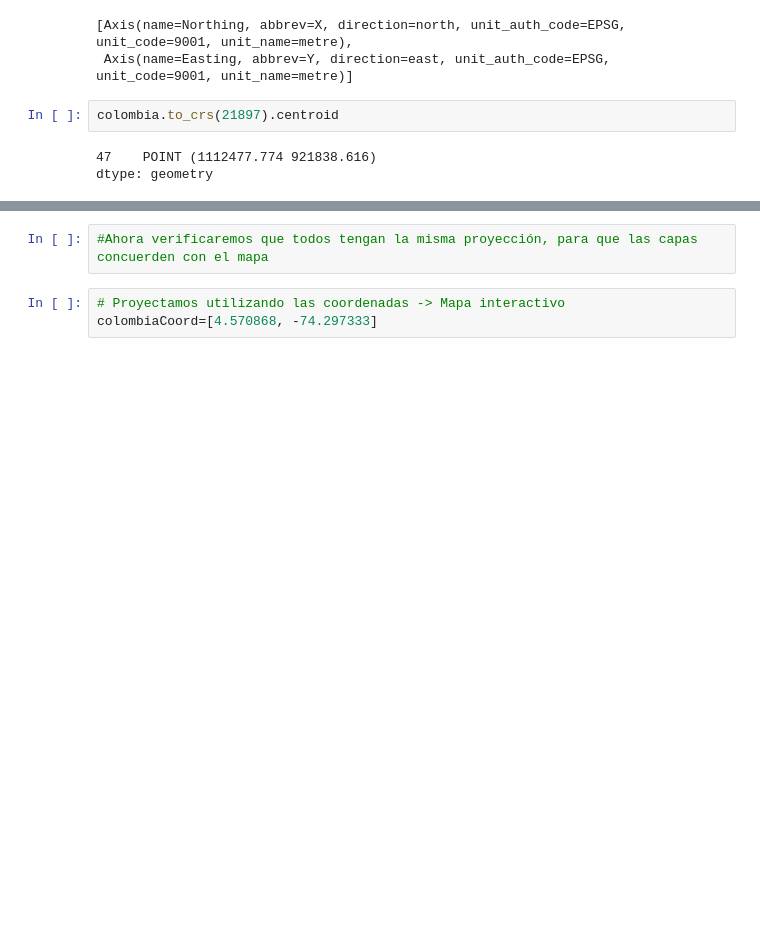
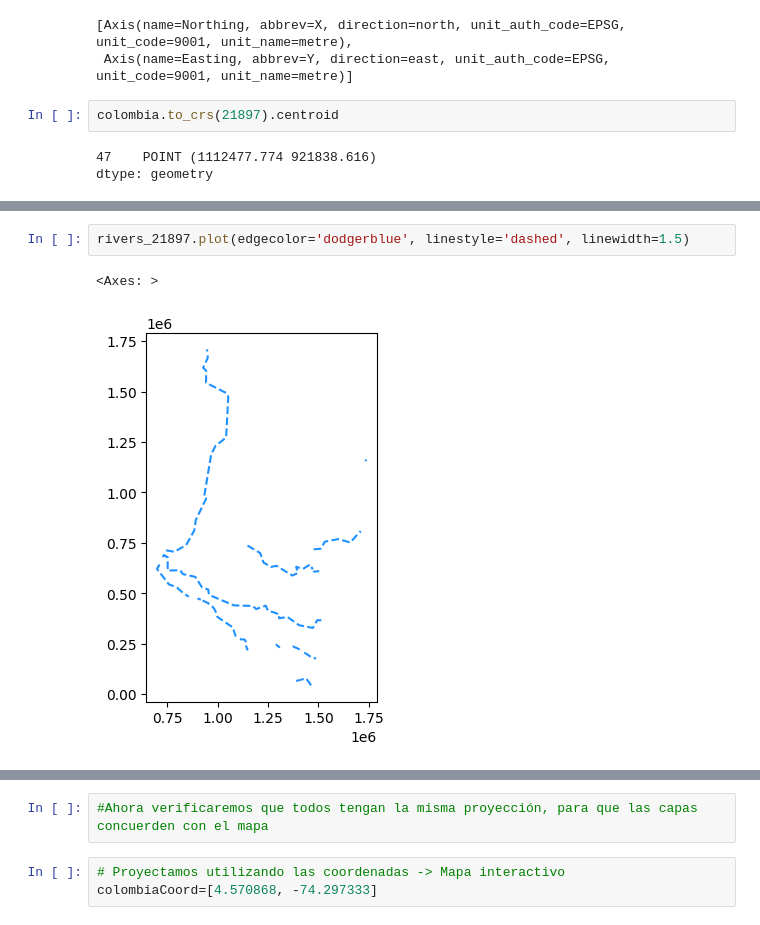
Before and after one commit to ZairaYacsavilca/simpleplot, a Jupyter notebook: Untitled.ipynb, the cells around one changed output, grey strips where cells are left out. Saved outputs shown, nothing was run; the diff lists cells and outputs as text; blank space fills up the shorter version.

```diff
--- a/Untitled.ipynb
+++ b/Untitled.ipynb
@@ -140,0 +142,5 @@ rivers_21897.plot(edgecolor='dodgerblue', linestyle='dashed', linewidth=1.5,ax=b
+# %%
+rivers_21897.plot(edgecolor='dodgerblue', linestyle='dashed', linewidth=1.5)
+# %% [output]
+<Axes: >
+[figure, added]
```
Also changed, not shown: parts of 21 cells of this notebook, 1 other file.
